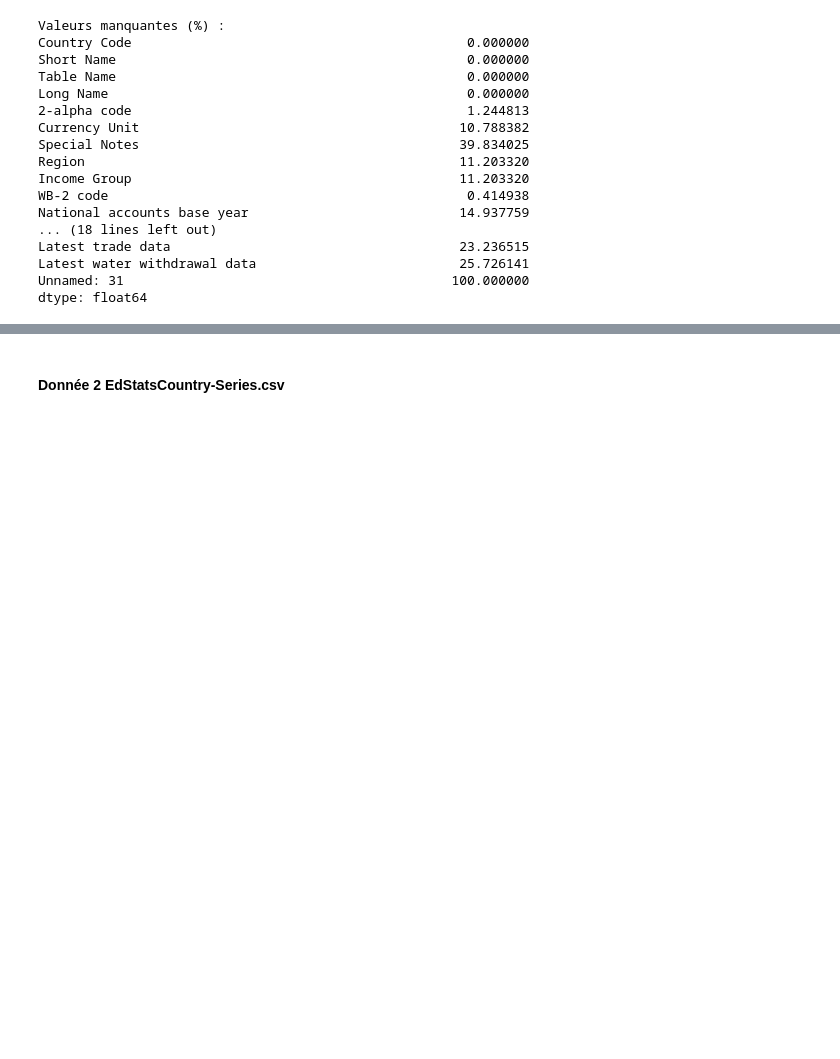
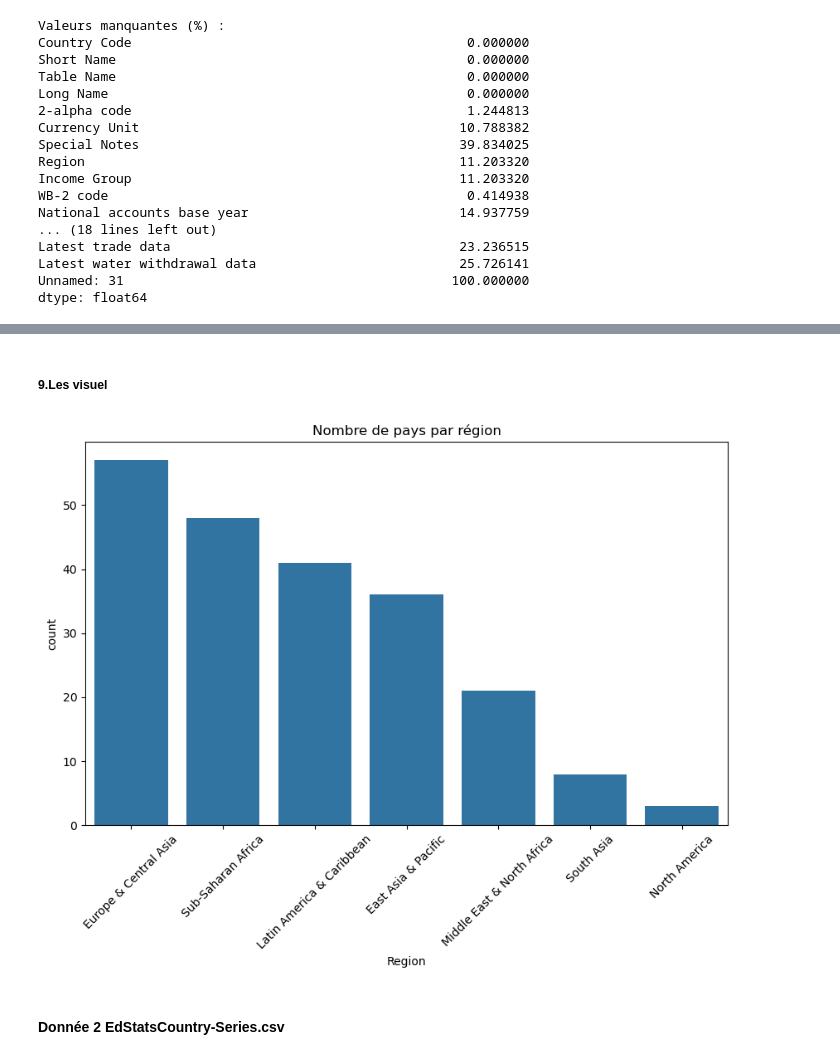
Before and after one commit to Noel974/Analysez-des-donn-es-de-syst-mes-ducatifs, a Jupyter notebook: Analysez des données de systèmes éducatifs.ipynb, the cells around one changed output, grey strips where cells are left out. Drawn from its saved outputs; the diff is of its cells as text; code cells hidden in the pictures; blank space fills up the shorter version.

```diff
--- a/Analysez des données de systèmes éducatifs.ipynb
+++ b/Analysez des données de systèmes éducatifs.ipynb
@@ -294,3 +310,6 @@ Latest trade data                                     23.236515
 Latest water withdrawal data                          25.726141
 Unnamed: 31                                          100.000000
 dtype: float64
+# %%
+data = pd.read_csv("EdStatsCountry.csv")
+print(data.isnull().sum())
@@ -296,0 +336,7 @@ dtype: float64
+# %%
+data = data.dropna(thresh=len(data)*0.8, axis=1)
+print(data.isnull().sum())
+print(data.shape)
+
+# Sauvegarde du dataset nettoyé
+data.to_csv("EdStatsCountry_clean.csv", index=False)
@@ -297,3 +395,16 @@ dtype: float64
+# %% [markdown]
+##### 9.Les visuel
+# %%
+import seaborn as sns
+import matplotlib.pyplot as plt
+
+plt.figure(figsize=(10,6))
+sns.countplot(data=data, x='Region', order=data['Region'].value_counts().index)
+plt.title('Nombre de pays par région')
+plt.xticks(rotation=45)
+plt.show()
+# %% [output]
+[figure, added]
 # %% [markdown]
 #### Donnée 2 EdStatsCountry-Series.csv
 # %% [markdown]
```
Also changed, not shown: parts of 65 cells of this notebook, 1 other file.
